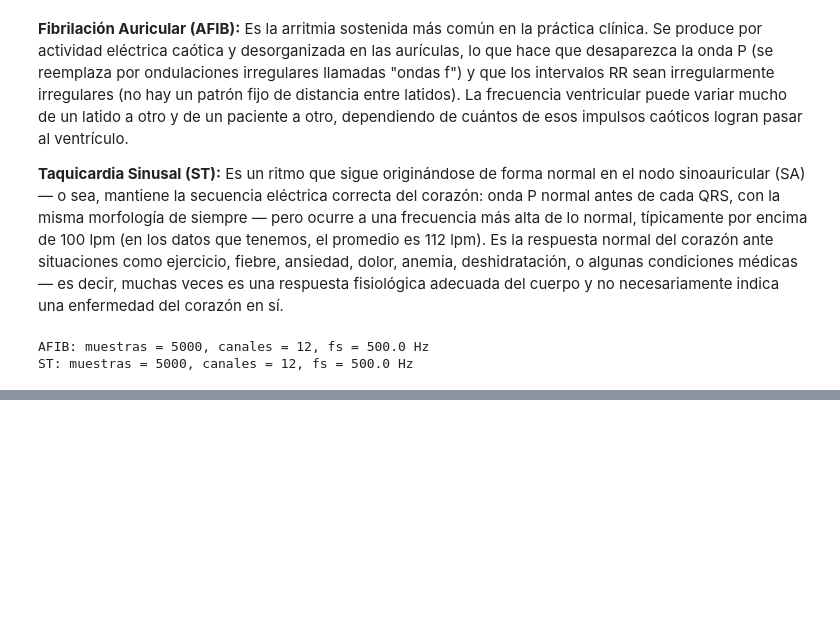
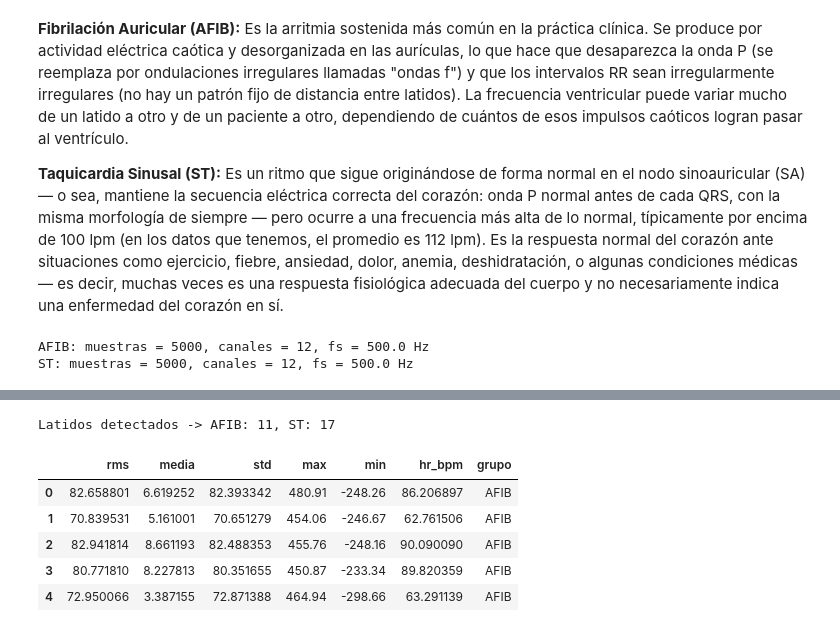
Before and after one commit to manuelahernandezb-ai/Biose-ales-Manuela_Hernandez, a Jupyter notebook: Practica 2/Practica 2.Parte 2.ipynb, the cells around one changed output, grey strips where cells are left out. Cells and saved outputs as stored; diff of their text form; code cells hidden in the pictures; blank space fills up the shorter version.

```diff
--- a/Practica 2/Practica 2.Parte 2.ipynb
+++ b/Practica 2/Practica 2.Parte 2.ipynb
@@ -112,0 +113,49 @@ graficar_comparacion([señal_afib, señal_st], ["AFIB", "ST"], ["r-", "b-"])
+# %%
+from scipy import stats
+
+# Extracción de características por latido para cada paciente
+def extraer_features_por_latido(señal, fs):
+    """
+    A partir de los picos R detectados (misma lógica de analizar_ritmo),
+    calcula por cada ciclo cardiaco: RMS, media, desviación estándar,
+    máximo, mínimo y frecuencia cardiaca instantánea (bpm).
+    """
+    picos, _, _ = analizar_ritmo(señal)
+    feats = {'rms': [], 'media': [], 'std': [], 'max': [], 'min': [], 'hr_bpm': []}
+
+    for i in range(len(picos) - 1):
+        ciclo = señal[picos[i]:picos[i+1]]
+        if len(ciclo) < 5:
+            continue
+        rr = (picos[i+1] - picos[i]) / fs
+        feats['rms'].append(np.sqrt(np.mean(ciclo**2)))
+        feats['media'].append(np.mean(ciclo))
+        feats['std'].append(np.std(ciclo))
+        feats['max'].append(np.max(ciclo))
+        feats['min'].append(np.min(ciclo))
+        feats['hr_bpm'].append(60 / rr)
+
+    return pd.DataFrame(feats)
+
+# Se recargan explícitamente como vector 1-D (derivación II) para evitar
+# que queden sobrescritas si las celdas se ejecutan fuera de orden.
+señal_afib = cargar_señal("MUSE_20180114_135033_25000.csv")
+señal_st   = cargar_señal("MUSE_20180112_134129_67000.csv")
+
+df_afib = extraer_features_por_latido(señal_afib, fs)
+df_st   = extraer_features_por_latido(señal_st, fs)
+
+df_afib['grupo'] = 'AFIB'
+df_st['grupo']   = 'ST'
+df_todos = pd.concat([df_afib, df_st], ignore_index=True)
+
+print(f"Latidos detectados -> AFIB: {len(df_afib)}, ST: {len(df_st)}")
+df_todos.head()
+# %% [output]
+Latidos detectados -> AFIB: 11, ST: 17
+|  | rms | media | std | max | min | hr_bpm | grupo |
+| 0 | 82.658801 | 6.619252 | 82.393342 | 480.91 | -248.26 | 86.206897 | AFIB |
+| 1 | 70.839531 | 5.161001 | 70.651279 | 454.06 | -246.67 | 62.761506 | AFIB |
+| 2 | 82.941814 | 8.661193 | 82.488353 | 455.76 | -248.16 | 90.090090 | AFIB |
+| 3 | 80.771810 | 8.227813 | 80.351655 | 450.87 | -233.34 | 89.820359 | AFIB |
+| 4 | 72.950066 | 3.387155 | 72.871388 | 464.94 | -298.66 | 63.291139 | AFIB |
```
Also changed, not shown: parts of 3 cells of this notebook.
